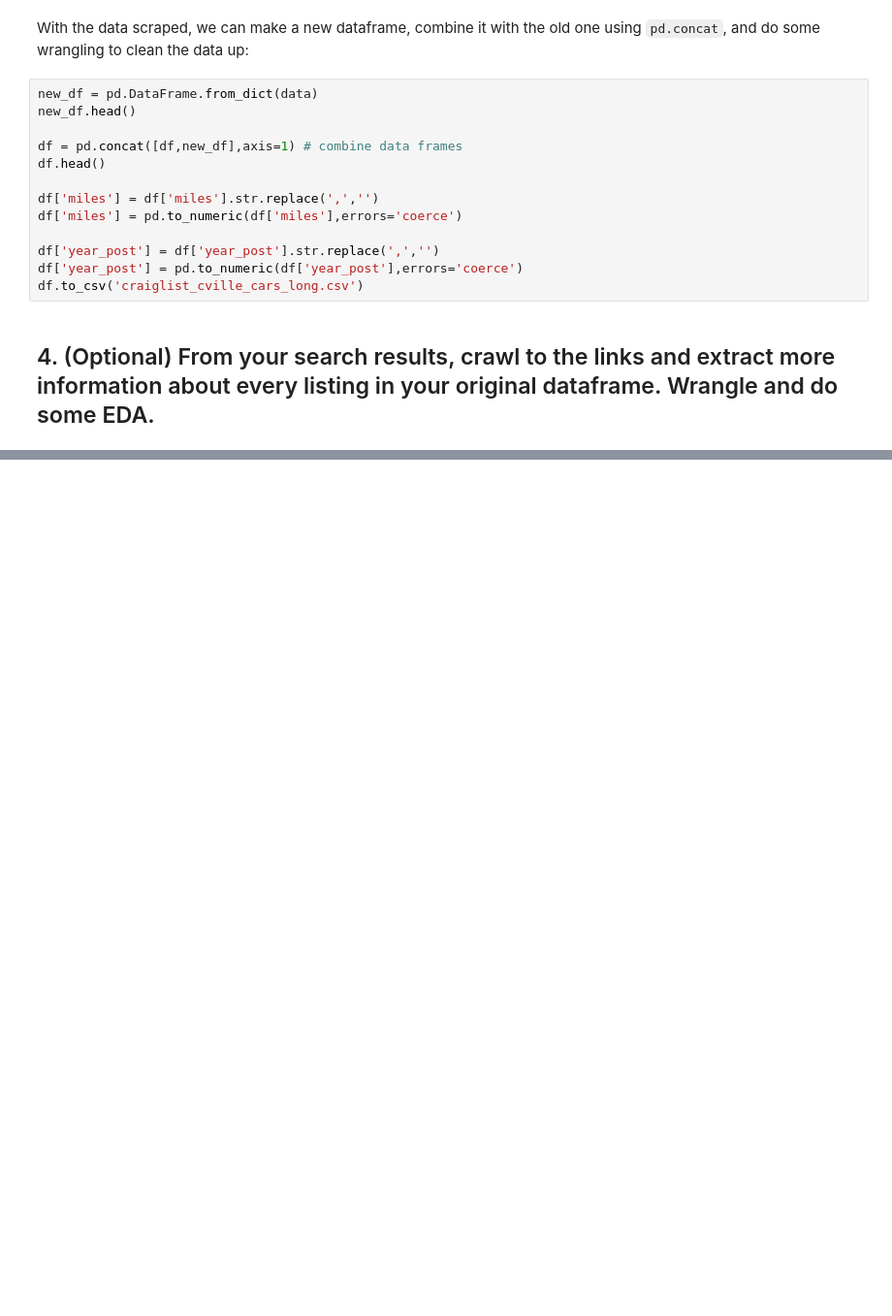
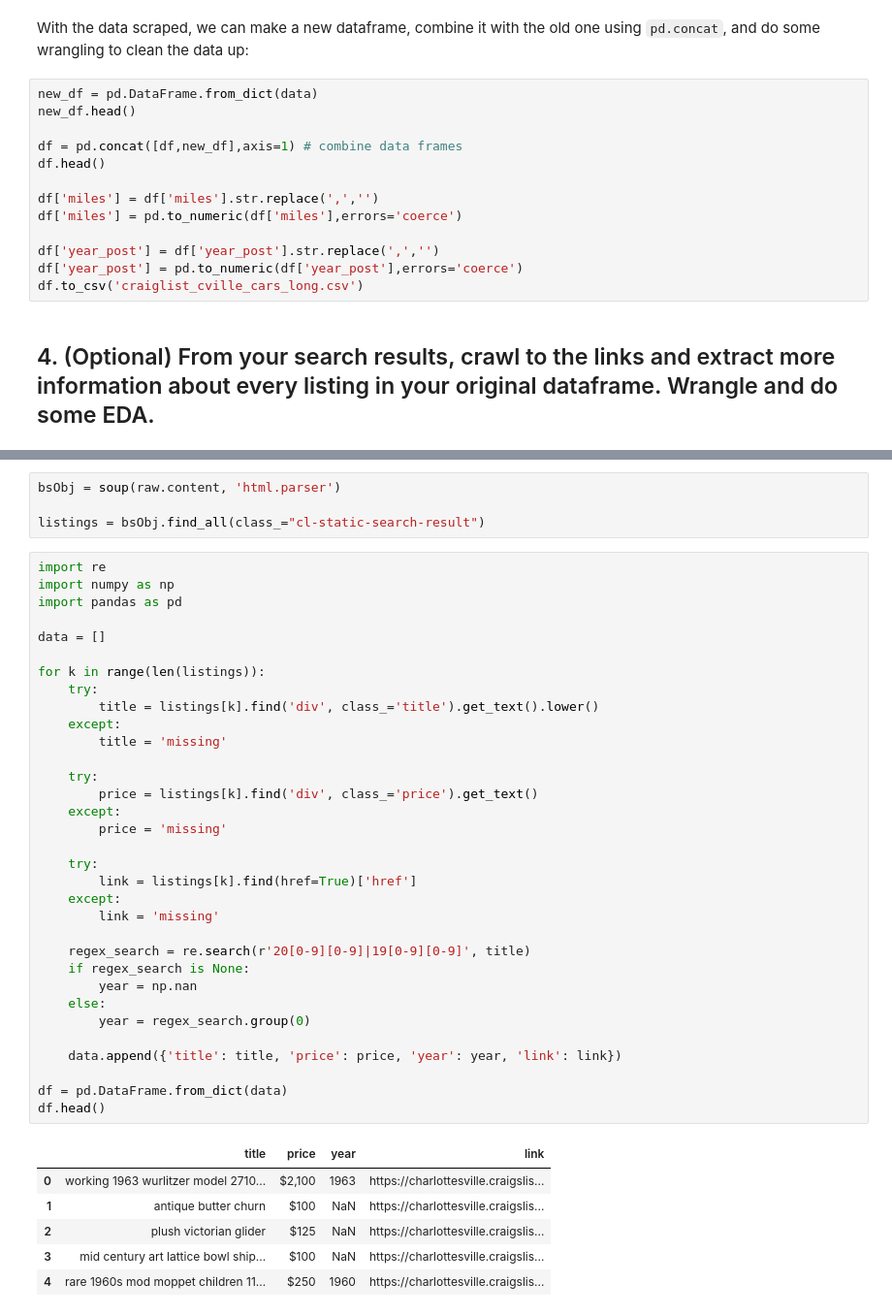
Before and after one commit to taliahtarik/labs, a Jupyter notebook: Copy_of_lab_notebook.ipynb, the cells around one changed output, grey strips where cells are left out. Shown: that part at 97% size. Saved outputs shown, nothing was run; the diff lists cells and outputs as text; blank space fills up the shorter version.

```diff
--- a/Copy_of_lab_notebook.ipynb
+++ b/Copy_of_lab_notebook.ipynb
@@ -307,0 +315,44 @@ df.to_csv('craiglist_cville_cars_long.csv')
+# %%
+bsObj = soup(raw.content, 'html.parser')
+
+listings = bsObj.find_all(class_="cl-static-search-result")
+# %%
+import re
+import numpy as np
+import pandas as pd
+
+data = []
+
+for k in range(len(listings)):
+    try:
+        title = listings[k].find('div', class_='title').get_text().lower()
+    except:
+        title = 'missing'
+
+    try:
+        price = listings[k].find('div', class_='price').get_text()
+    except:
+        price = 'missing'
+
+    try:
+        link = listings[k].find(href=True)['href']
+    except:
+        link = 'missing'
+
+    regex_search = re.search(r'20[0-9][0-9]|19[0-9][0-9]', title)
+    if regex_search is None:
+        year = np.nan
+    else:
+        year = regex_search.group(0)
+
+    data.append({'title': title, 'price': price, 'year': year, 'link': link})
+
+df = pd.DataFrame.from_dict(data)
+df.head()
+# %% [output]
+|  | title | price | year | link |
+| 0 | working 1963 wurlitzer model 2710... | $2,100 | 1963 | https://charlottesville.craigslis... |
+| 1 | antique butter churn | $100 | NaN | https://charlottesville.craigslis... |
+| 2 | plush victorian glider | $125 | NaN | https://charlottesville.craigslis... |
+| 3 | mid century art lattice bowl ship... | $100 | NaN | https://charlottesville.craigslis... |
+| 4 | rare 1960s mod moppet children 11... | $250 | 1960 | https://charlottesville.craigslis... |
```
Also changed, not shown: parts of 6 cells of this notebook.
